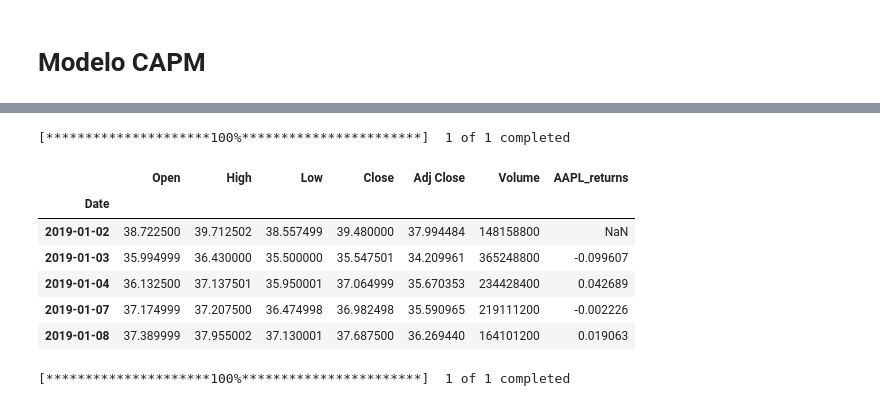
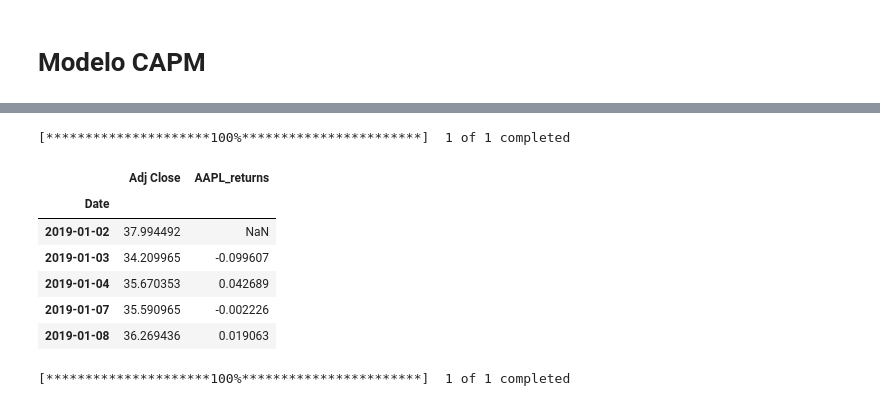
Before and after one commit to k-marcelino/EAD0830---IA-e-ML-Aplicados-a-Finan-as, a Jupyter notebook: Aula 4 - Regressão Linear e Precificação de Ativos/aula4.ipynb, the cells around one changed output, grey strips where cells are left out. Saved outputs shown, nothing was run; the diff lists cells and outputs as text; code cells hidden in the pictures.

```diff
--- a/Aula 4 - Regressão Linear e Precificação de Ativos/aula4.ipynb
+++ b/Aula 4 - Regressão Linear e Precificação de Ativos/aula4.ipynb
@@ -10,23 +15,23 @@ import yfinance as yf
 # %%
 # Fetch historical stock data
 start_date = '2019-01-01'
 end_date = '2020-12-31'
 
 stock_ticker = 'AAPL'
 
-stock_data = yf.download(stock_ticker, start=start_date, end=end_date)
+stock_data = yf.download(stock_ticker, start=start_date, end=end_date)[['Adj Close']]
 # Calculate daily returns
 stock_data[f'{stock_ticker}_returns'] = stock_data['Adj Close'].pct_change()
 stock_data.head()
 # %% [output]
 [*********************100%***********************]  1 of 1 completed
-|  | Open | High | Low | Close | Adj Close | Volume | AAPL_returns |
-| Date |  |  |  |  |  |  |  |
-| 2019-01-02 | 38.722500 | 39.712502 | 38.557499 | 39.480000 | 37.994484 | 148158800 | NaN |
-| 2019-01-03 | 35.994999 | 36.430000 | 35.500000 | 35.547501 | 34.209961 | 365248800 | -0.099607 |
-| 2019-01-04 | 36.132500 | 37.137501 | 35.950001 | 37.064999 | 35.670353 | 234428400 | 0.042689 |
-| 2019-01-07 | 37.174999 | 37.207500 | 36.474998 | 36.982498 | 35.590965 | 219111200 | -0.002226 |
-| 2019-01-08 | 37.389999 | 37.955002 | 37.130001 | 37.687500 | 36.269440 | 164101200 | 0.019063 |
+|  | Adj Close | AAPL_returns |
+| Date |  |  |
+| 2019-01-02 | 37.994492 | NaN |
+| 2019-01-03 | 34.209965 | -0.099607 |
+| 2019-01-04 | 35.670353 | 0.042689 |
+| 2019-01-07 | 35.590965 | -0.002226 |
+| 2019-01-08 | 36.269436 | 0.019063 |
 # %%
 # Fetch market data (e.g., S&P 500 index)
 market_ticker = '^GSPC'
```
Also changed, not shown: parts of 17 cells of this notebook, 5 other files.
